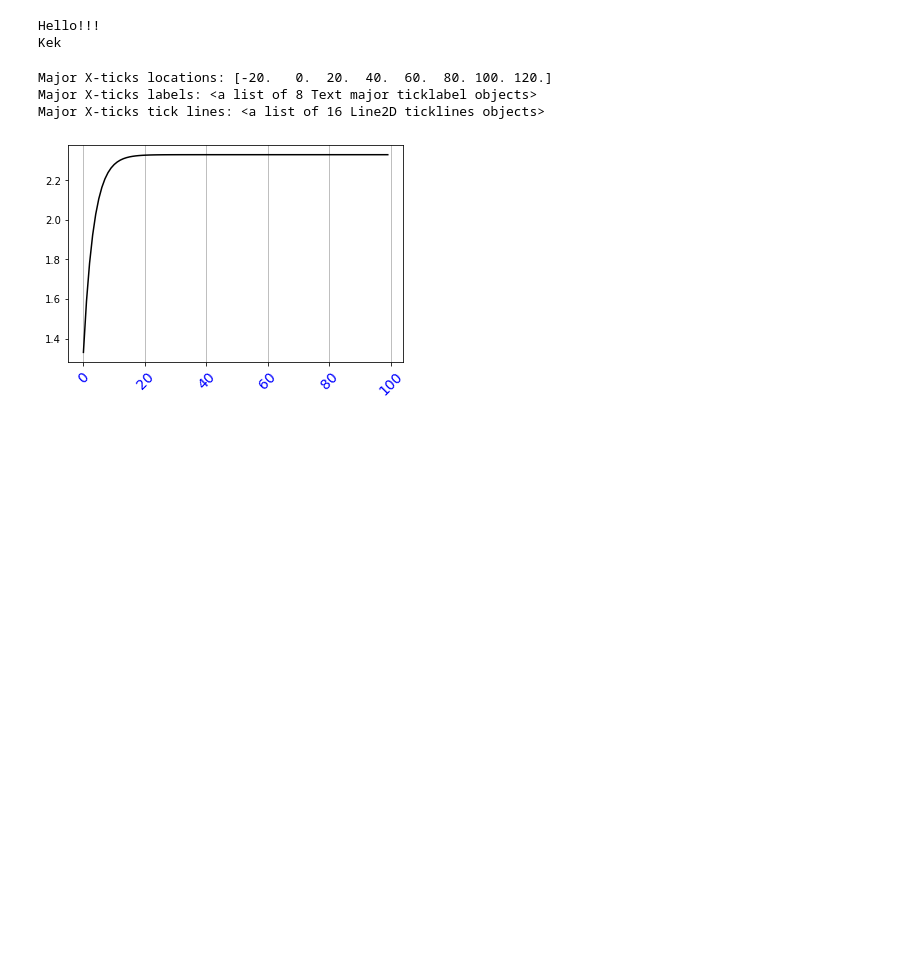
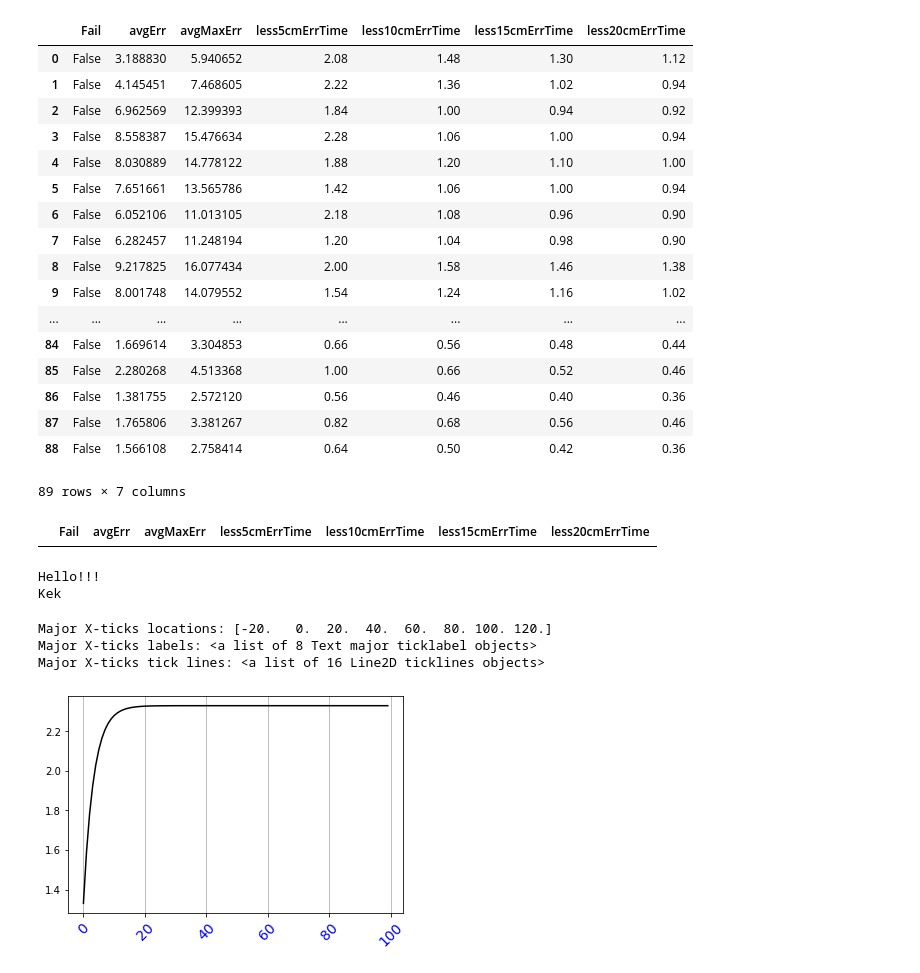
Before and after one commit to petr-konovalov/python, a Jupyter notebook: Симуляция для IFAC/Симуляция для IFAC.ipynb, the cells around one changed output. Cells and saved outputs as stored; diff of their text form; code cells hidden in the pictures; blank space fills up the shorter version.

```diff
--- a/Симуляция для IFAC/Симуляция для IFAC.ipynb
+++ b/Симуляция для IFAC/Симуляция для IFAC.ipynb
@@ -774,0 +1190,25 @@ Risen:  0
+# %%
+results
+# %% [output]
+|  | Fail | avgErr | avgMaxErr | less5cmErrTime | less10cmErrTime | less15cmErrTime | less20cmErrTime |
+| 0 | False | 3.188830 | 5.940652 | 2.08 | 1.48 | 1.30 | 1.12 |
+| 1 | False | 4.145451 | 7.468605 | 2.22 | 1.36 | 1.02 | 0.94 |
+| 2 | False | 6.962569 | 12.399393 | 1.84 | 1.00 | 0.94 | 0.92 |
+| 3 | False | 8.558387 | 15.476634 | 2.28 | 1.06 | 1.00 | 0.94 |
+| 4 | False | 8.030889 | 14.778122 | 1.88 | 1.20 | 1.10 | 1.00 |
+| 5 | False | 7.651661 | 13.565786 | 1.42 | 1.06 | 1.00 | 0.94 |
+| 6 | False | 6.052106 | 11.013105 | 2.18 | 1.08 | 0.96 | 0.90 |
+| 7 | False | 6.282457 | 11.248194 | 1.20 | 1.04 | 0.98 | 0.90 |
+| 8 | False | 9.217825 | 16.077434 | 2.00 | 1.58 | 1.46 | 1.38 |
+| 9 | False | 8.001748 | 14.079552 | 1.54 | 1.24 | 1.16 | 1.02 |
+| ... | ... | ... | ... | ... | ... | ... | ... |
+| 84 | False | 1.669614 | 3.304853 | 0.66 | 0.56 | 0.48 | 0.44 |
+| 85 | False | 2.280268 | 4.513368 | 1.00 | 0.66 | 0.52 | 0.46 |
+| 86 | False | 1.381755 | 2.572120 | 0.56 | 0.46 | 0.40 | 0.36 |
+| 87 | False | 1.765806 | 3.381267 | 0.82 | 0.68 | 0.56 | 0.46 |
+| 88 | False | 1.566108 | 2.758414 | 0.64 | 0.50 | 0.42 | 0.36 |
+89 rows × 7 columns
+# %%
+results[results['less5cmErrTime'] < 0]
+# %% [output]
+|  | Fail | avgErr | avgMaxErr | less5cmErrTime | less10cmErrTime | less15cmErrTime | less20cmErrTime |
```
Also changed, not shown: parts of 16 cells of this notebook, 12 other files.
